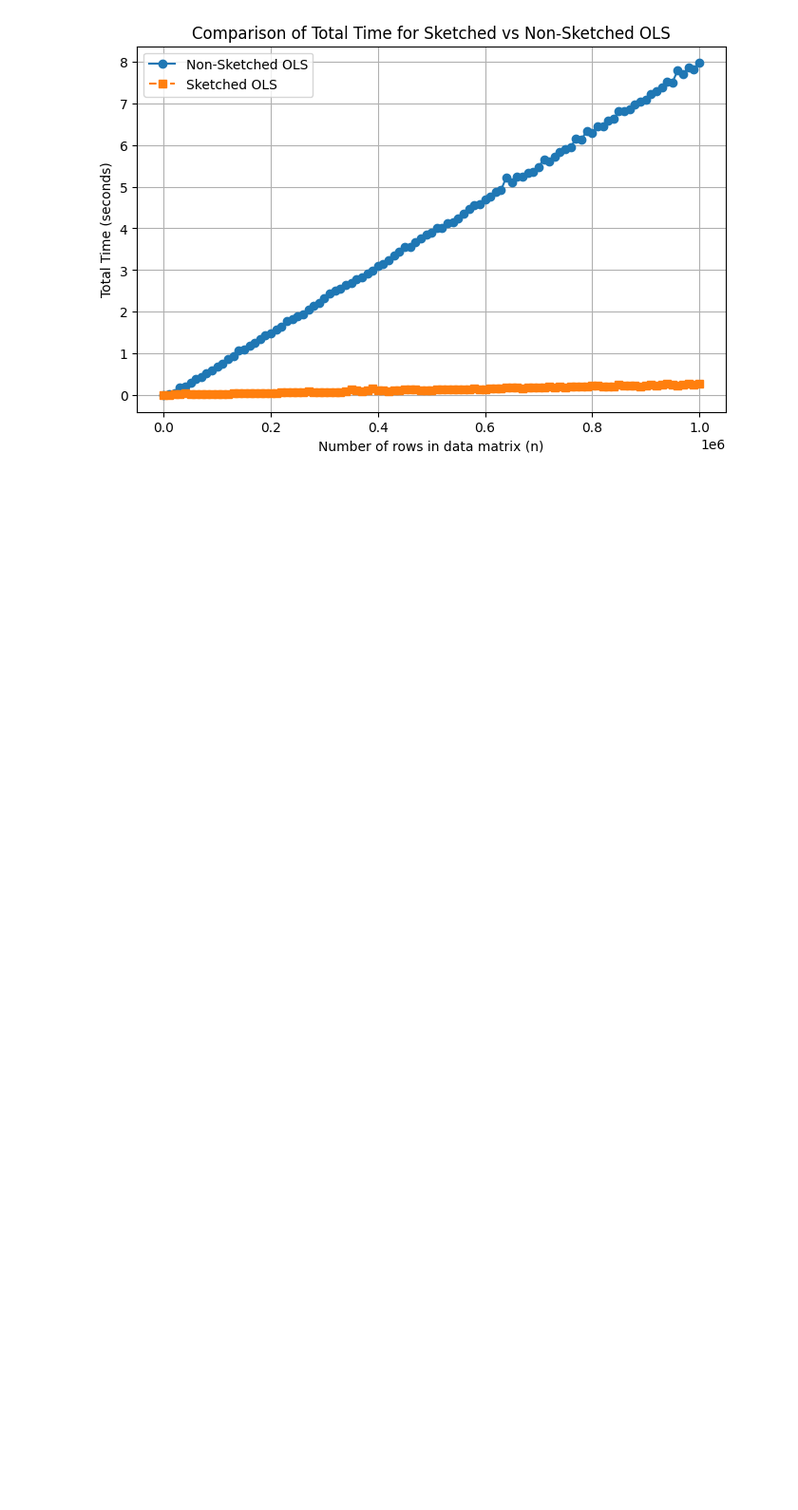
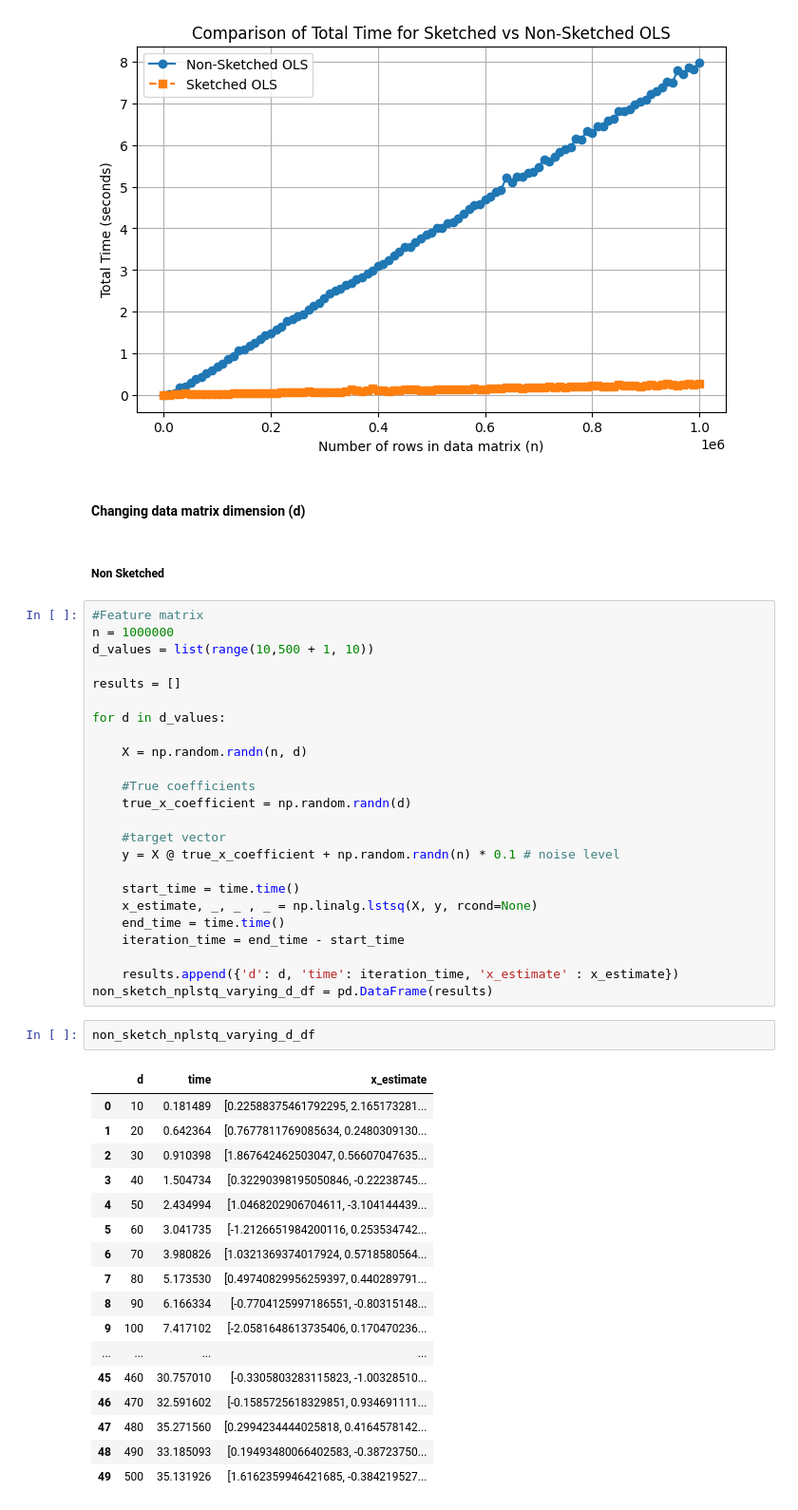
Before and after one commit to LakBoonJun1/DSA4288, a Jupyter notebook: Notebook/OLS.ipynb, the cells around one changed output. Shown at 95% size. Cells and saved outputs as stored; diff of their text form; blank space fills up the shorter version.

```diff
--- a/Notebook/OLS.ipynb
+++ b/Notebook/OLS.ipynb
@@ -1409,3 +1424,51 @@ plt.grid(True)
 plt.show()
 # %% [output]
 [figure]
+# %% [markdown]
+#### Changing data matrix dimension (d)
+# %% [markdown]
+##### Non Sketched
+# %%
+#Feature matrix
+n = 1000000
+d_values = list(range(10,500 + 1, 10))
+
+results = []
+
+for d in d_values:
+
+    X = np.random.randn(n, d)
+
+    #True coefficients
+    true_x_coefficient = np.random.randn(d)
+
+    #target vector
+    y = X @ true_x_coefficient + np.random.randn(n) * 0.1 # noise level
+
+    start_time = time.time()
+    x_estimate, _, _ , _ = np.linalg.lstsq(X, y, rcond=None)
+    end_time = time.time()
+    iteration_time = end_time - start_time
+
+    results.append({'d': d, 'time': iteration_time, 'x_estimate' : x_estimate})
+non_sketch_nplstq_varying_d_df = pd.DataFrame(results)
+# %%
+non_sketch_nplstq_varying_d_df
+# %% [output]
+|  | d | time | x_estimate |
+| 0 | 10 | 0.181489 | [0.22588375461792295, 2.165173281... |
+| 1 | 20 | 0.642364 | [0.7677811769085634, 0.2480309130... |
+| 2 | 30 | 0.910398 | [1.867642462503047, 0.56607047635... |
+| 3 | 40 | 1.504734 | [0.32290398195050846, -0.22238745... |
+| 4 | 50 | 2.434994 | [1.0468202906704611, -3.104144439... |
+| 5 | 60 | 3.041735 | [-1.2126651984200116, 0.253534742... |
+| 6 | 70 | 3.980826 | [1.0321369374017924, 0.5718580564... |
+| 7 | 80 | 5.173530 | [0.49740829956259397, 0.440289791... |
+| 8 | 90 | 6.166334 | [-0.7704125997186551, -0.80315148... |
+| 9 | 100 | 7.417102 | [-2.0581648613735406, 0.170470236... |
+| ... | ... | ... | ... |
+| 45 | 460 | 30.757010 | [-0.3305803283115823, -1.00328510... |
+| 46 | 470 | 32.591602 | [-0.1585725618329851, 0.934691111... |
+| 47 | 480 | 35.271560 | [0.2994234444025818, 0.4164578142... |
+| 48 | 490 | 33.185093 | [0.19493480066402583, -0.38723750... |
+| 49 | 500 | 35.131926 | [1.6162359946421685, -0.384219527... |
```
Also changed, not shown: parts of 12 cells of this notebook.
